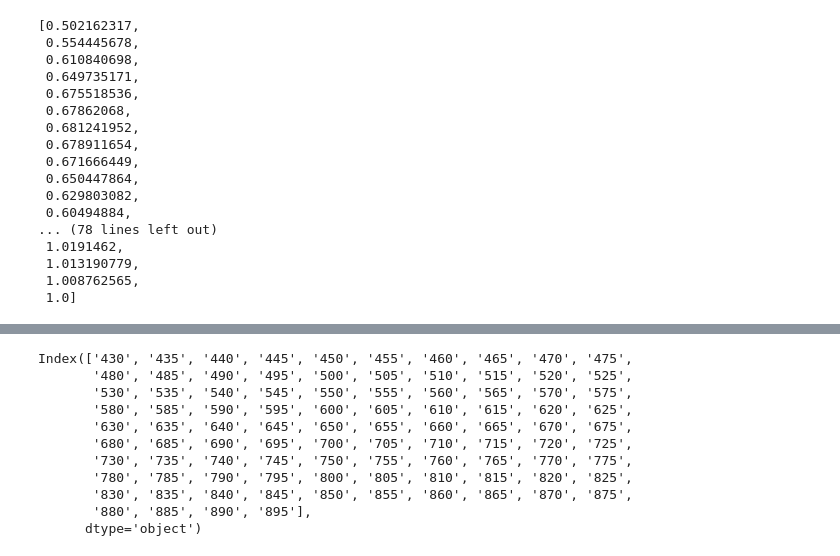
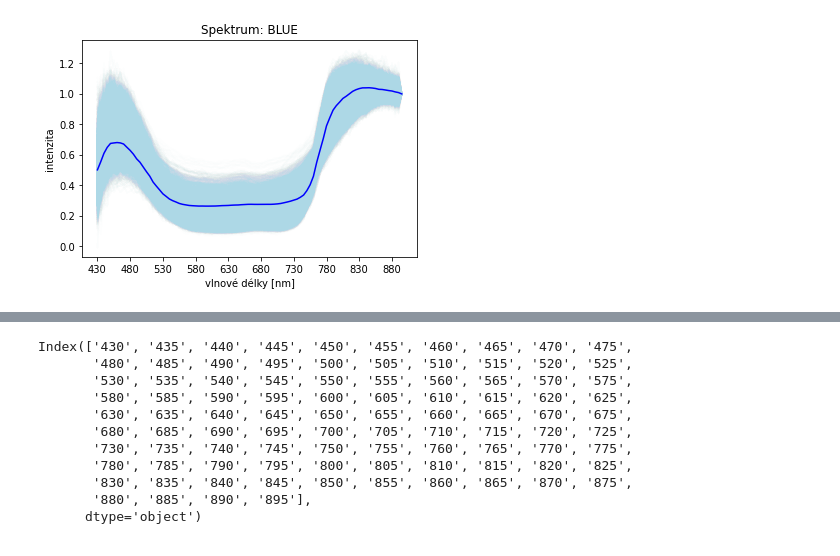
Before and after one commit to llxzy/E4012_rastliny, a Jupyter notebook: vizualizace.ipynb, the cells around one changed output, grey strips where cells are left out. Saved outputs shown, nothing was run; the diff lists cells and outputs as text; code cells hidden in the pictures.

```diff
--- a/vizualizace.ipynb
+++ b/vizualizace.ipynb
@@ -57,44 +64,33 @@ soil = df.loc[df['ROI'] == 'soil']
-# %%
-# no a ted grafik....
-####> DRY - vykreslení spekter všech #####
-x11()
-plot(x = xlabs, y = dry[1, 5:length(names(dt)) ], type = "l", col = alpha("goldenrod1",0.015),
-     xlab = 'Vlnová délka [nm]', ylab = 'Intenzita')
-for (i in 2:length(dry$Tray)){
-  lines(x = xlabs, y = dry[i, 5:length(names(dt))], col = alpha("goldenrod1", 0.015))
-}
-
-#>> Medián křivka #
-med <- c()
-for (i in 5:length(names(dt))){
-  med[i-4] <- median(dry[,i])
-}
-med
-# vykreslit
-lines(x = xlabs, y = med, col = 'darkgoldenrod3', lwd = 2 )"""
 # %%
 # MODRA SPEKTRA
 import statistics as stat
 xlabs = blue.columns[3:97]
 med = []
 for i in range(xlabs.size):
     med.append(stat.median(blue.loc[:,xlabs[i]]))
-med
+
+# data pro graf modry
+blugr = blue.transpose()
+blugr = blugr.iloc[3:97,:]
+blugr['med'] = med
+blugr['xlabs'] = xlabs
+blugr
+
+import matplotlib.pyplot as plt
+import numpy as np
+
+fig, ax = plt.subplots()
+plt.ylim(-0.2,1.2)
+#plt.tight_layout()
+for a in range(blugr.shape[1]-1) :
+    plt.plot(xlabs, blugr.iloc[:, a], color = 'lightblue', alpha = 0.02)
+plt.plot(xlabs, med, color = 'blue')
+plt.xlabel('vlnové délky [nm]')
+plt.ylabel('intenzita')
+plt.title("Spektrum: BLUE")
+ax.set_xticks([0,10,20,30,40,50,60,70,80,90])
+plt.show()
+
+# fig.savefig('BLUE.png', facecolor='w') # uložení
 # %% [output]
-[0.502162317,
- 0.554445678,
- 0.610840698,
- 0.649735171,
- 0.675518536,
- 0.67862068,
- 0.681241952,
- 0.678911654,
- 0.671666449,
- 0.650447864,
- 0.629803082,
- 0.60494884,
-... (78 lines left out)
- 1.0191462,
- 1.013190779,
- 1.008762565,
- 1.0]
+[figure, added]
```
Also changed, not shown: parts of 14 cells of this notebook.
